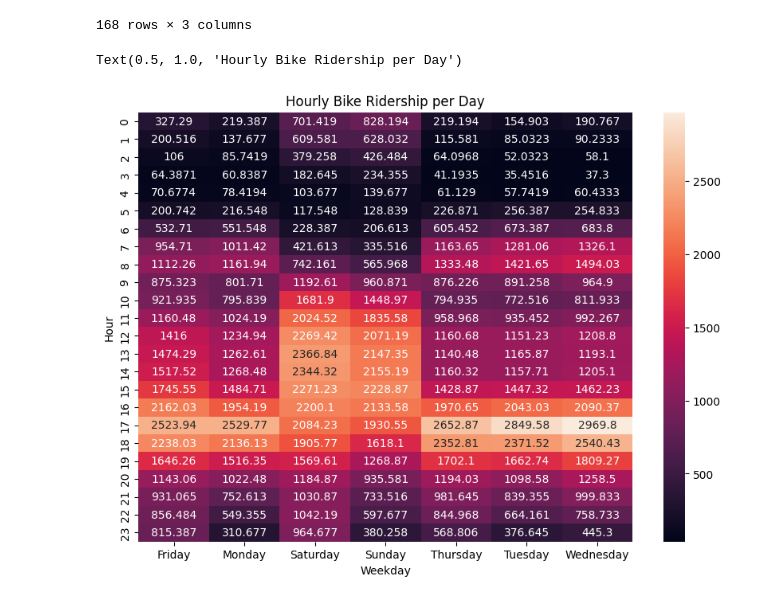
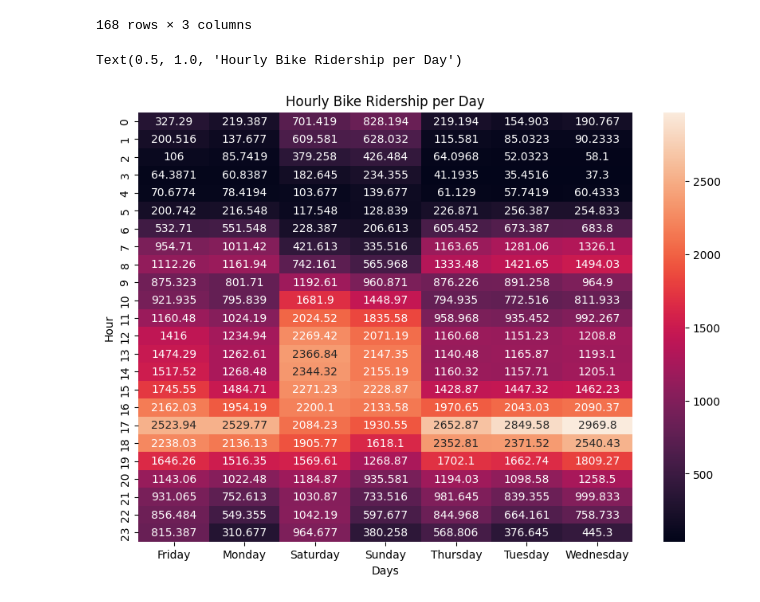
Before and after one commit to pjcroxas/Bike_Sharing_Analysis, a Jupyter notebook: Analyzing_Bike_Sharing_Data.ipynb, the cells around one changed output. Saved outputs shown, nothing was run; the diff lists cells and outputs as text; code cells hidden in the pictures.

```diff
--- a/Analyzing_Bike_Sharing_Data.ipynb
+++ b/Analyzing_Bike_Sharing_Data.ipynb
@@ -399,15 +428,15 @@ ride_avg
 # %%
 ride_avg_pivot = ride_avg.pivot_table(
     index = "start_hour_at",
     columns = "start_weekday",
     values = "ride_id"
 )
 
 plt.figure(figsize=(10,7))
 sns.heatmap(ride_avg_pivot, annot=True, fmt="g")
 plt.ylabel("Hour")
-plt.xlabel("Weekday")
+plt.xlabel("Days")
 plt.title("Hourly Bike Ridership per Day")
 # %% [output]
 Text(0.5, 1.0, 'Hourly Bike Ridership per Day')
-[figure, old version]
+[figure, new version]
```
Also changed, not shown: parts of 24 cells of this notebook.
